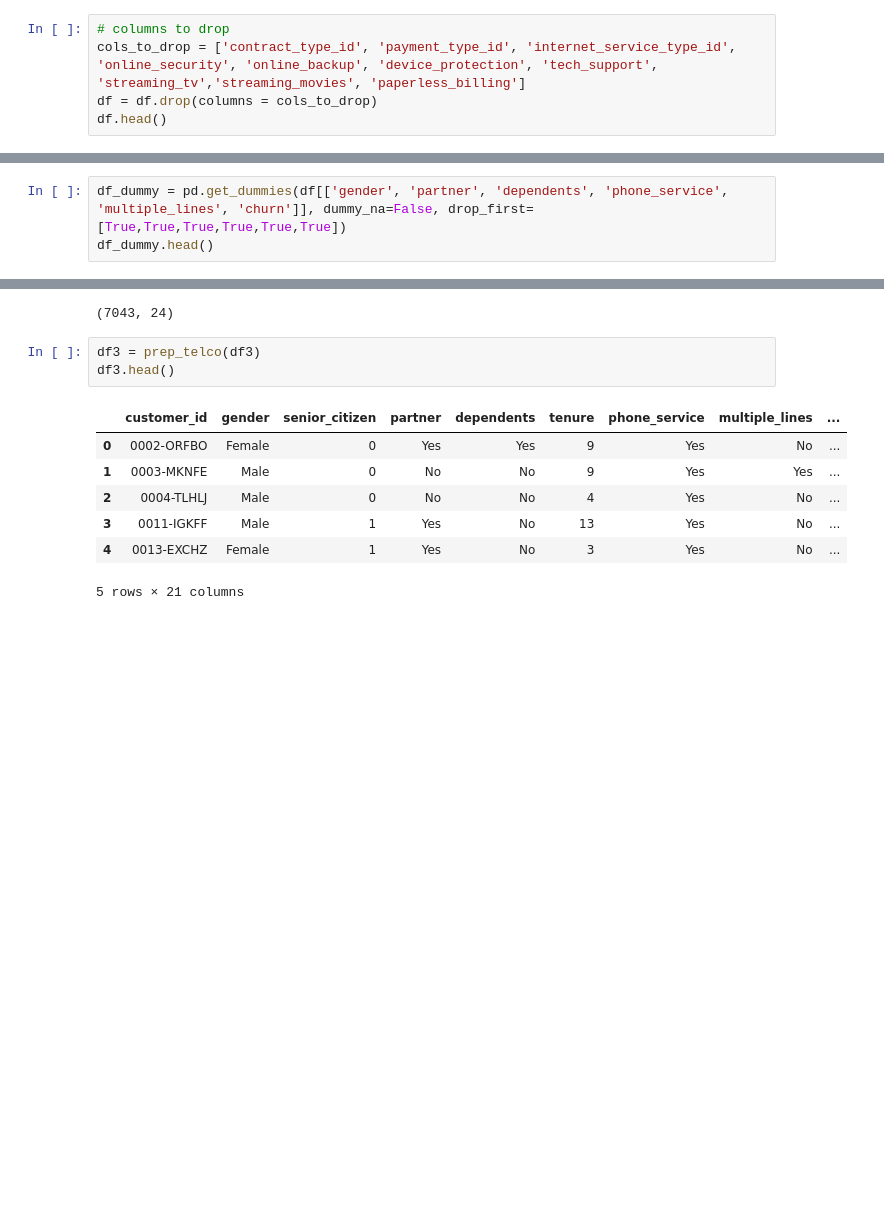
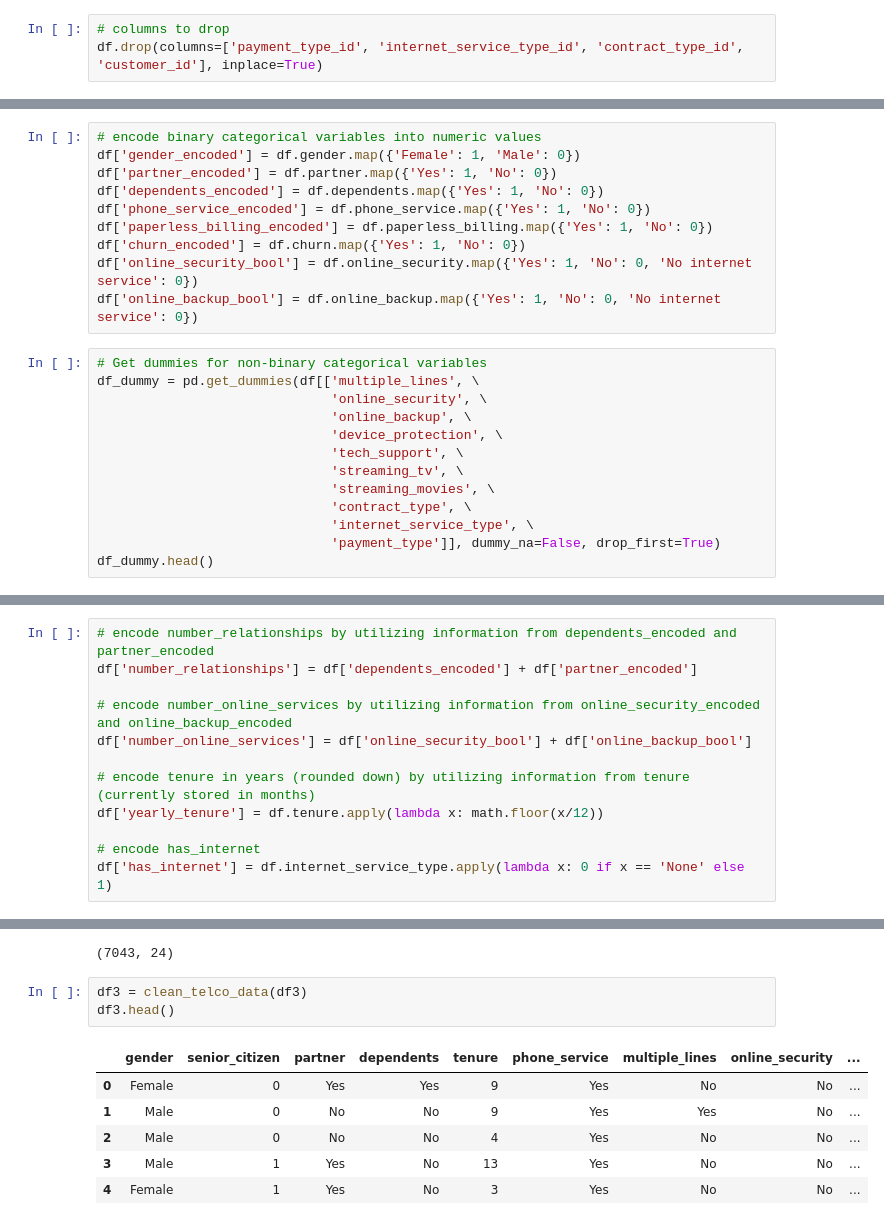
Before and after one commit to Chenchen070/Classification, a Jupyter notebook: classification_exercises.ipynb, the cells around one changed output, grey strips where cells are left out. Saved outputs shown, nothing was run; the diff lists cells and outputs as text; blank space fills up the shorter version.

```diff
--- a/classification_exercises.ipynb
+++ b/classification_exercises.ipynb
@@ -879,6 +1056,4 @@ df.multiple_lines.value_counts(), df.phone_service.value_counts()
  Name: phone_service, dtype: int64)
 # %%
 # columns to drop
-cols_to_drop = ['contract_type_id', 'payment_type_id', 'internet_service_type_id', 'online_security', 'online_backup', 'device_protection', 'tech_support', 'streaming_tv','streaming_movies', 'paperless_billing']
-df = df.drop(columns = cols_to_drop)
-df.head()
+df.drop(columns=['payment_type_id', 'internet_service_type_id', 'contract_type_id', 'customer_id'], inplace=True)
@@ -896,6 +1064,26 @@ df.shape
 # %%
 # Encode the categorical columns. Create dummy variables of the categorical columns and concatenate them onto the dataframe.
+# %%
+# encode binary categorical variables into numeric values
+df['gender_encoded'] = df.gender.map({'Female': 1, 'Male': 0})
+df['partner_encoded'] = df.partner.map({'Yes': 1, 'No': 0})
+df['dependents_encoded'] = df.dependents.map({'Yes': 1, 'No': 0})
+df['phone_service_encoded'] = df.phone_service.map({'Yes': 1, 'No': 0})
+df['paperless_billing_encoded'] = df.paperless_billing.map({'Yes': 1, 'No': 0})
+df['churn_encoded'] = df.churn.map({'Yes': 1, 'No': 0})
+df['online_security_bool'] = df.online_security.map({'Yes': 1, 'No': 0, 'No internet service': 0})
+df['online_backup_bool'] = df.online_backup.map({'Yes': 1, 'No': 0, 'No internet service': 0})
 # %%
-df_dummy = pd.get_dummies(df[['gender', 'partner', 'dependents', 'phone_service', 'multiple_lines', 'churn']], dummy_na=False, drop_first=[True,True,True,True,True,True])
+# Get dummies for non-binary categorical variables
+df_dummy = pd.get_dummies(df[['multiple_lines', \
+                              'online_security', \
+                              'online_backup', \
+                              'device_protection', \
+                              'tech_support', \
+                              'streaming_tv', \
+                              'streaming_movies', \
+                              'contract_type', \
+                              'internet_service_type', \
+                              'payment_type']], dummy_na=False, drop_first=True)
 df_dummy.head()
 # %% [output]
@@ -924,0 +1114,12 @@ df.head()
+# %%
+# encode number_relationships by utilizing information from dependents_encoded and partner_encoded
+df['number_relationships'] = df['dependents_encoded'] + df['partner_encoded']
+
+# encode number_online_services by utilizing information from online_security_encoded and online_backup_encoded
+df['number_online_services'] = df['online_security_bool'] + df['online_backup_bool']
+
+# encode tenure in years (rounded down) by utilizing information from tenure (currently stored in months)
+df['yearly_tenure'] = df.tenure.apply(lambda x: math.floor(x/12))
+
+# encode has_internet
+df['has_internet'] = df.internet_service_type.apply(lambda x: 0 if x == 'None' else 1)
@@ -950,16 +1229,15 @@ df3.shape
 # %% [output]
 (7043, 24)
 # %%
-df3 = prep_telco(df3)
+df3 = clean_telco_data(df3)
 df3.head()
 # %% [output]
-|  | customer_id | gender | senior_citizen | partner | dependents | tenure | phone_service | multiple_lines | ... |
-| 0 | 0002-ORFBO | Female | 0 | Yes | Yes | 9 | Yes | No | ... |
-| 1 | 0003-MKNFE | Male | 0 | No | No | 9 | Yes | Yes | ... |
-| 2 | 0004-TLHLJ | Male | 0 | No | No | 4 | Yes | No | ... |
-| 3 | 0011-IGKFF | Male | 1 | Yes | No | 13 | Yes | No | ... |
-| 4 | 0013-EXCHZ | Female | 1 | Yes | No | 3 | Yes | No | ... |
+|  | gender | senior_citizen | partner | dependents | tenure | phone_service | multiple_lines | online_security | ... |
+| 0 | Female | 0 | Yes | Yes | 9 | Yes | No | No | ... |
+| 1 | Male | 0 | No | No | 9 | Yes | Yes | No | ... |
+| 2 | Male | 0 | No | No | 4 | Yes | No | No | ... |
+| 3 | Male | 1 | Yes | No | 13 | Yes | No | No | ... |
+| 4 | Female | 1 | Yes | No | 3 | Yes | No | No | ... |
-5 rows × 21 columns
 # %%
 df3.shape
 # %% [output]
```
Also changed, not shown: parts of 50 cells of this notebook.
